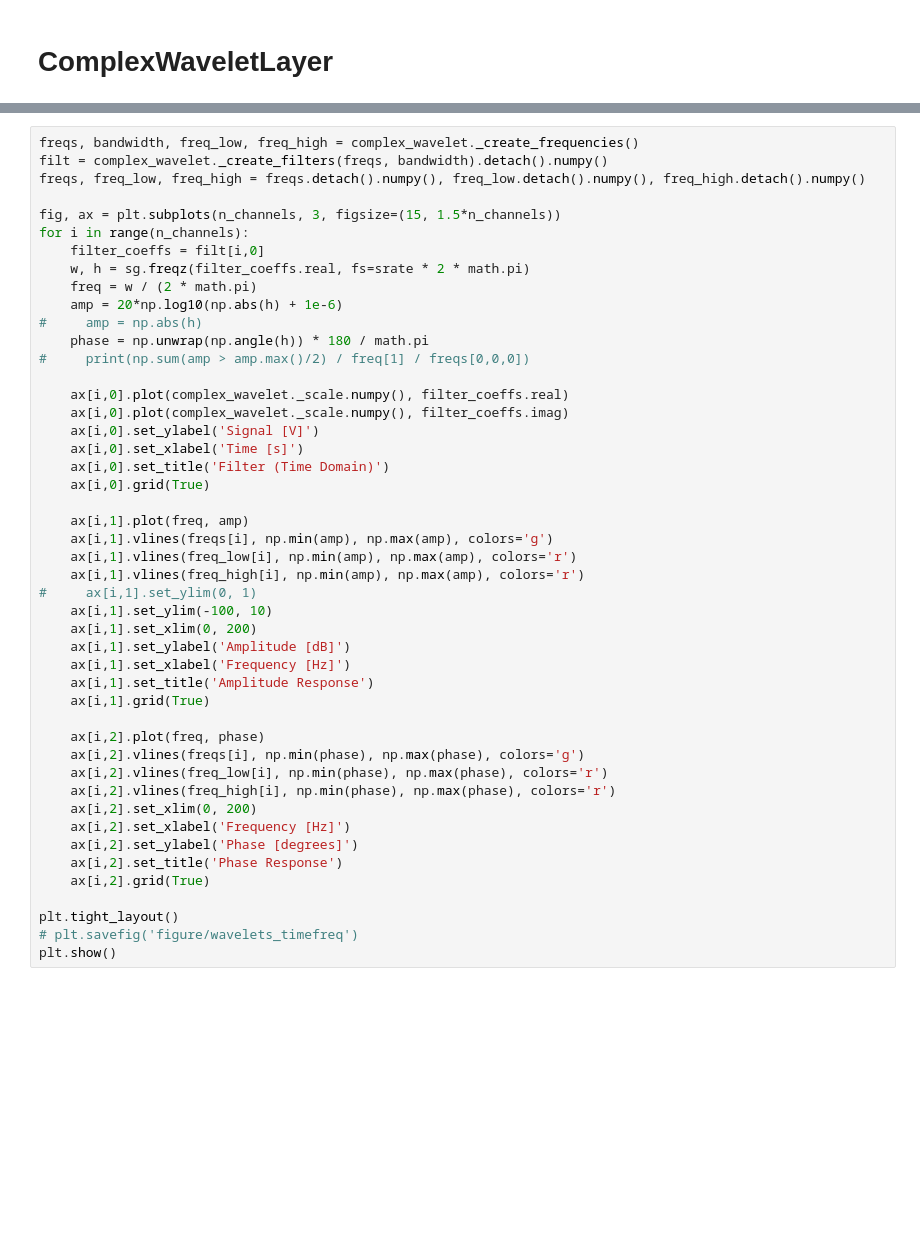
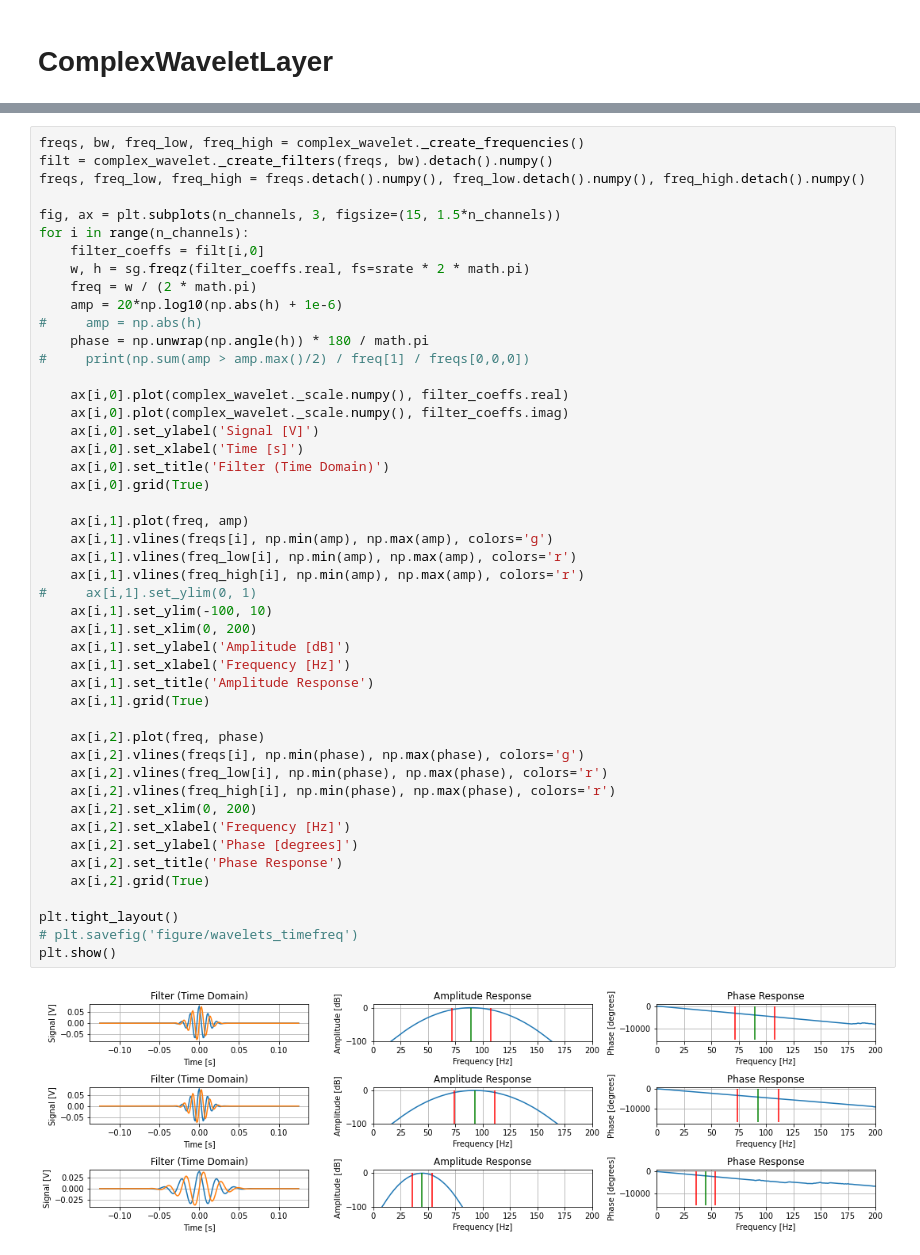
Before and after one commit to amvosk/adenvex, a Jupyter notebook: TemporalLayers1d.ipynb, the cells around one changed output, grey strips where cells are left out. Cells and saved outputs as stored; diff of their text form; blank space fills up the shorter version.

```diff
--- a/TemporalLayers1d.ipynb
+++ b/TemporalLayers1d.ipynb
@@ -361,6 +335,6 @@ plt.show()
 # %%
-freqs, bandwidth, freq_low, freq_high = complex_wavelet._create_frequencies()
-filt = complex_wavelet._create_filters(freqs, bandwidth).detach().numpy()
+freqs, bw, freq_low, freq_high = complex_wavelet._create_frequencies()
+filt = complex_wavelet._create_filters(freqs, bw).detach().numpy()
 freqs, freq_low, freq_high = freqs.detach().numpy(), freq_low.detach().numpy(), freq_high.detach().numpy()
 
 fig, ax = plt.subplots(n_channels, 3, figsize=(15, 1.5*n_channels))
@@ -378,30 +352,32 @@ for i in range(n_channels):
     ax[i,0].set_ylabel('Signal [V]')
     ax[i,0].set_xlabel('Time [s]')
     ax[i,0].set_title('Filter (Time Domain)')
     ax[i,0].grid(True)
 
     ax[i,1].plot(freq, amp)
     ax[i,1].vlines(freqs[i], np.min(amp), np.max(amp), colors='g')
     ax[i,1].vlines(freq_low[i], np.min(amp), np.max(amp), colors='r')
     ax[i,1].vlines(freq_high[i], np.min(amp), np.max(amp), colors='r')
 #     ax[i,1].set_ylim(0, 1)
     ax[i,1].set_ylim(-100, 10)
     ax[i,1].set_xlim(0, 200)
     ax[i,1].set_ylabel('Amplitude [dB]')
     ax[i,1].set_xlabel('Frequency [Hz]')
     ax[i,1].set_title('Amplitude Response')
     ax[i,1].grid(True)
 
     ax[i,2].plot(freq, phase)
     ax[i,2].vlines(freqs[i], np.min(phase), np.max(phase), colors='g')
     ax[i,2].vlines(freq_low[i], np.min(phase), np.max(phase), colors='r')
     ax[i,2].vlines(freq_high[i], np.min(phase), np.max(phase), colors='r')
     ax[i,2].set_xlim(0, 200)
     ax[i,2].set_xlabel('Frequency [Hz]')
     ax[i,2].set_ylabel('Phase [degrees]')
     ax[i,2].set_title('Phase Response')
     ax[i,2].grid(True)
 
 plt.tight_layout()
 # plt.savefig('figure/wavelets_timefreq')
 plt.show()
+# %% [output]
+[figure, added]
```
Also changed, not shown: parts of 13 cells of this notebook, 2 other files.
